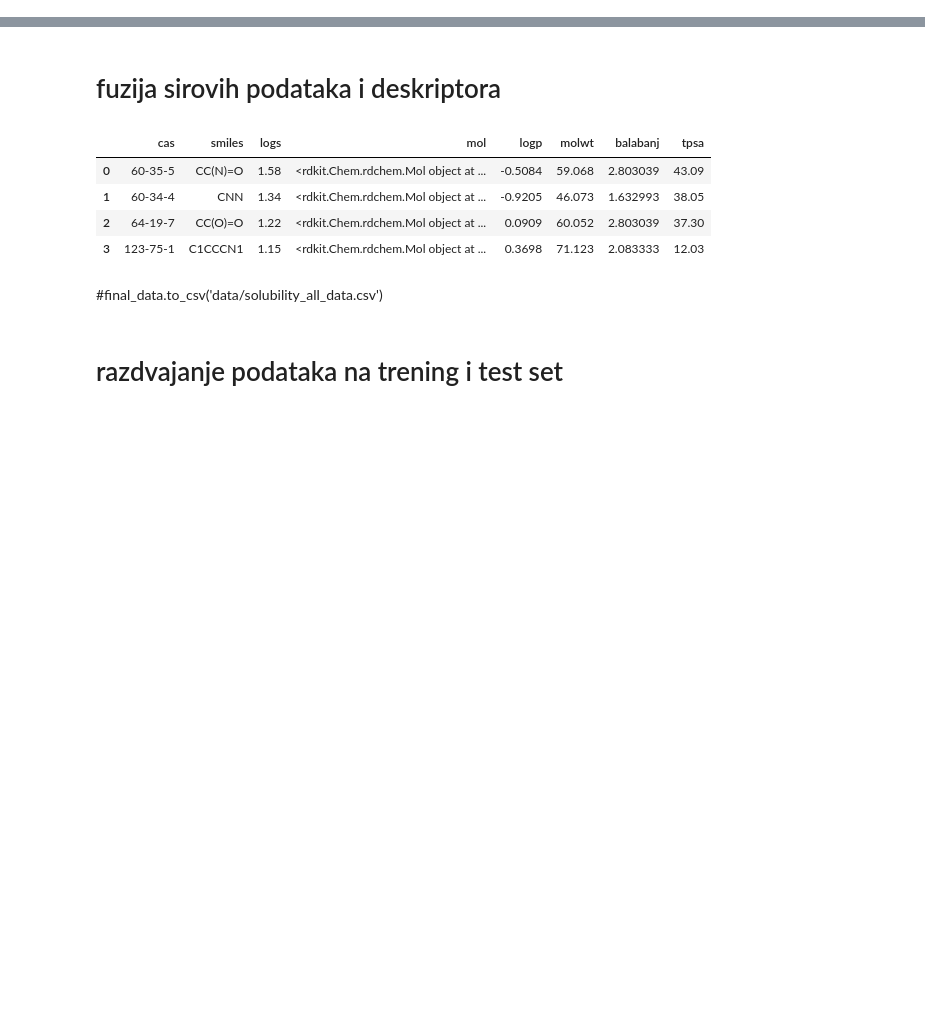
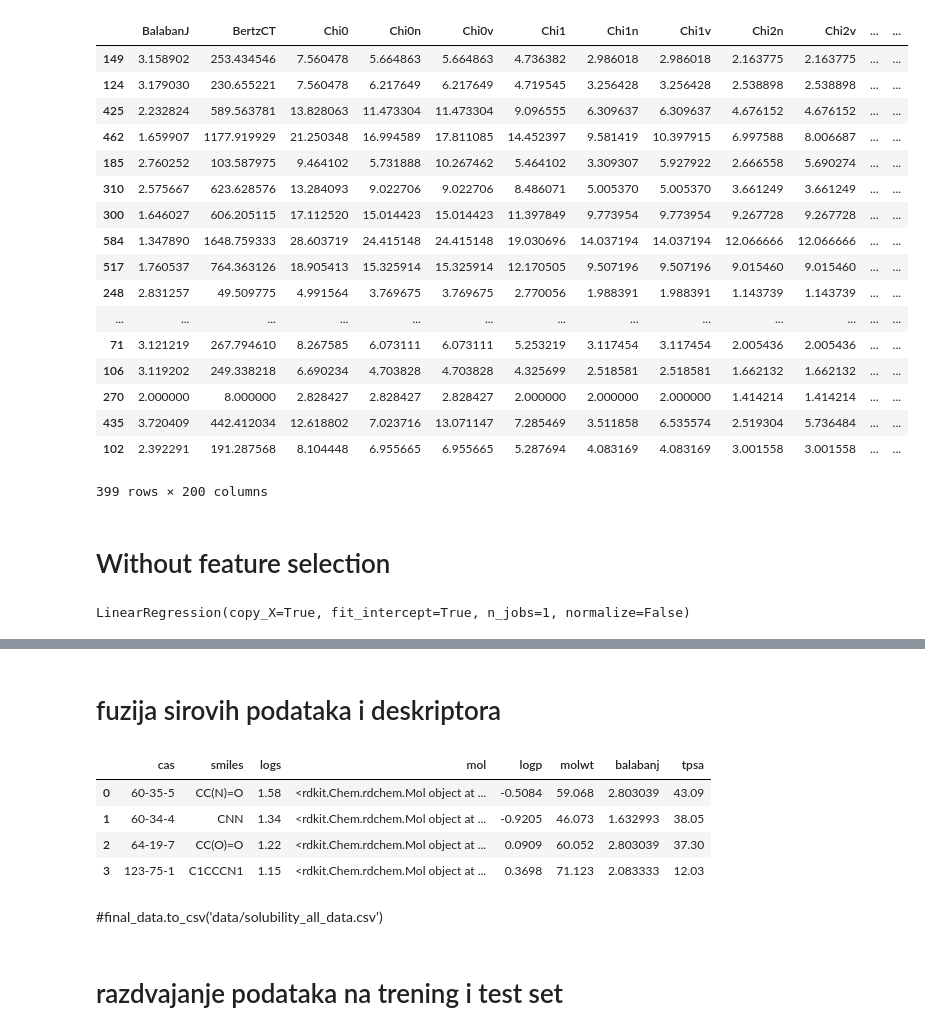
Before and after one commit to CrazyHooch1/modeliranje-tutorial, a Jupyter notebook: Tutorial 2/fs_tut.ipynb, the cells around one changed output, grey strips where cells are left out. Drawn from its saved outputs; the diff is of its cells as text; code cells hidden in the pictures; blank space fills up the shorter version.

Commit message:
Preprocessing added, Clusterheatmap added, Linear regression added

```diff
--- a/Tutorial 2/fs_tut.ipynb
+++ b/Tutorial 2/fs_tut.ipynb
@@ -11,0 +80,25 @@ df=pd.read_csv('data/mp_data_desc.csv')
+# %%
+X_train, X_test, y_train, y_test = train_test_split(dataset_clean.drop('MP_Kelvin', axis=1), dataset_clean[['MP_Kelvin']], test_size=0.33, random_state=42)
+# %%
+X_train
+# %% [output]
+|  | BalabanJ | BertzCT | Chi0 | Chi0n | Chi0v | Chi1 | Chi1n | Chi1v | Chi2n | Chi2v | ... | ... |
+| 149 | 3.158902 | 253.434546 | 7.560478 | 5.664863 | 5.664863 | 4.736382 | 2.986018 | 2.986018 | 2.163775 | 2.163775 | ... | ... |
+| 124 | 3.179030 | 230.655221 | 7.560478 | 6.217649 | 6.217649 | 4.719545 | 3.256428 | 3.256428 | 2.538898 | 2.538898 | ... | ... |
+| 425 | 2.232824 | 589.563781 | 13.828063 | 11.473304 | 11.473304 | 9.096555 | 6.309637 | 6.309637 | 4.676152 | 4.676152 | ... | ... |
+| 462 | 1.659907 | 1177.919929 | 21.250348 | 16.994589 | 17.811085 | 14.452397 | 9.581419 | 10.397915 | 6.997588 | 8.006687 | ... | ... |
+| 185 | 2.760252 | 103.587975 | 9.464102 | 5.731888 | 10.267462 | 5.464102 | 3.309307 | 5.927922 | 2.666558 | 5.690274 | ... | ... |
+| 310 | 2.575667 | 623.628576 | 13.284093 | 9.022706 | 9.022706 | 8.486071 | 5.005370 | 5.005370 | 3.661249 | 3.661249 | ... | ... |
+| 300 | 1.646027 | 606.205115 | 17.112520 | 15.014423 | 15.014423 | 11.397849 | 9.773954 | 9.773954 | 9.267728 | 9.267728 | ... | ... |
+| 584 | 1.347890 | 1648.759333 | 28.603719 | 24.415148 | 24.415148 | 19.030696 | 14.037194 | 14.037194 | 12.066666 | 12.066666 | ... | ... |
+| 517 | 1.760537 | 764.363126 | 18.905413 | 15.325914 | 15.325914 | 12.170505 | 9.507196 | 9.507196 | 9.015460 | 9.015460 | ... | ... |
+| 248 | 2.831257 | 49.509775 | 4.991564 | 3.769675 | 3.769675 | 2.770056 | 1.988391 | 1.988391 | 1.143739 | 1.143739 | ... | ... |
+| ... | ... | ... | ... | ... | ... | ... | ... | ... | ... | ... | ... | ... |
+| 71 | 3.121219 | 267.794610 | 8.267585 | 6.073111 | 6.073111 | 5.253219 | 3.117454 | 3.117454 | 2.005436 | 2.005436 | ... | ... |
+| 106 | 3.119202 | 249.338218 | 6.690234 | 4.703828 | 4.703828 | 4.325699 | 2.518581 | 2.518581 | 1.662132 | 1.662132 | ... | ... |
+| 270 | 2.000000 | 8.000000 | 2.828427 | 2.828427 | 2.828427 | 2.000000 | 2.000000 | 2.000000 | 1.414214 | 1.414214 | ... | ... |
+| 435 | 3.720409 | 442.412034 | 12.618802 | 7.023716 | 13.071147 | 7.285469 | 3.511858 | 6.535574 | 2.519304 | 5.736484 | ... | ... |
+| 102 | 2.392291 | 191.287568 | 8.104448 | 6.955665 | 6.955665 | 5.287694 | 4.083169 | 4.083169 | 3.001558 | 3.001558 | ... | ... |
+399 rows × 200 columns
+# %% [markdown]
+# Without feature selection
@@ -11,0 +107,4 @@ df=pd.read_csv('data/mp_data_desc.csv')
+# %%
+model.fit(X_train, y_train)
+# %% [output]
+LinearRegression(copy_X=True, fit_intercept=True, n_jobs=1, normalize=False)
```
Also changed, not shown: parts of 30 cells of this notebook.
